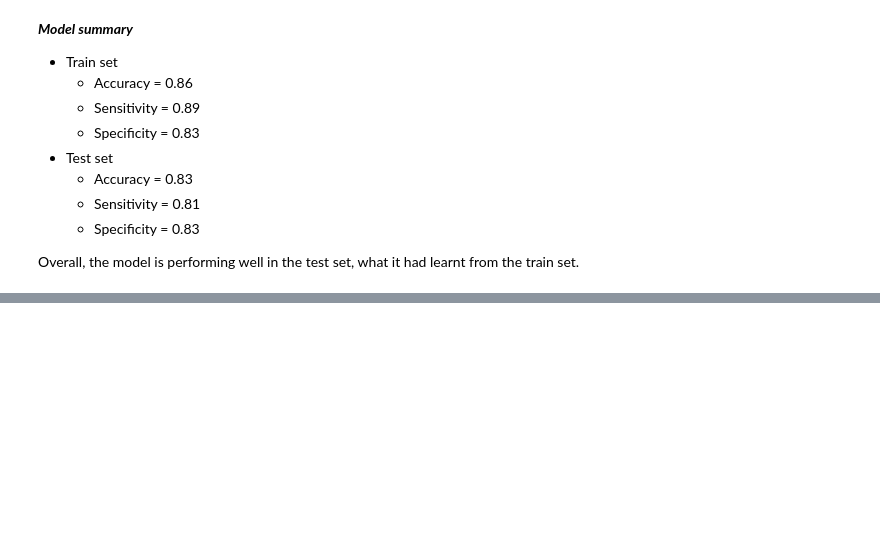
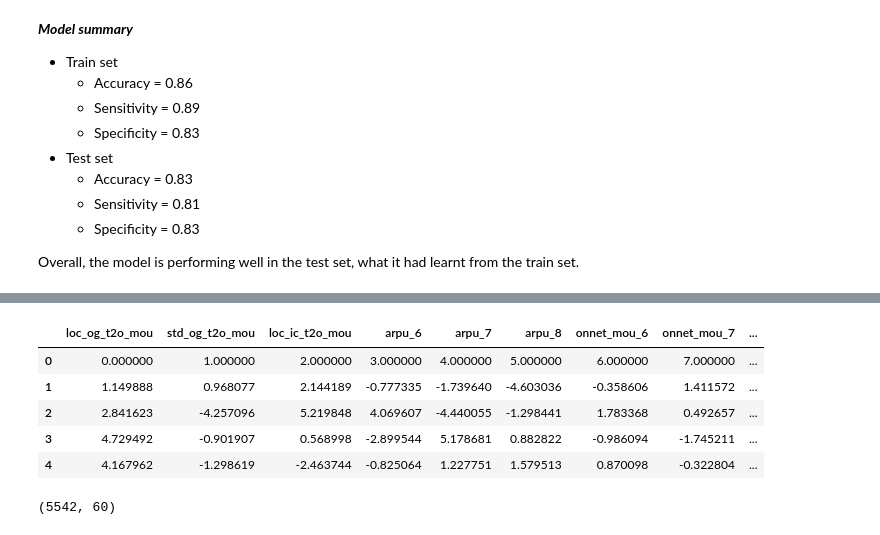
Before and after one commit to Dipanjan2088/Btech_final_year, a Jupyter notebook: sem7/telecom_churn_case_study(with_log_reg)sem7.ipynb, the cells around one changed output, grey strips where cells are left out. Saved outputs shown, nothing was run; the diff lists cells and outputs as text; code cells hidden in the pictures; blank space fills up the shorter version.

```diff
--- a/sem7/telecom_churn_case_study(with_log_reg)sem7.ipynb
+++ b/sem7/telecom_churn_case_study(with_log_reg)sem7.ipynb
@@ -1032,0 +1050,6 @@ Overall, the model is performing well in the test set, what it had learnt from t
+# %%
+df=pd.DataFrame(pca.components_.T, index=X_train.columns)
+# %%
+df1=df.head(60)
+# %%
+mm=df1.index
@@ -1033 +1062,16 @@ Overall, the model is performing well in the test set, what it had learnt from t
+# %%
+df=pd.read_csv('file2.csv',header=None,names=mm)
+# %%
+df.head()
+# %% [output]
+|  | loc_og_t2o_mou | std_og_t2o_mou | loc_ic_t2o_mou | arpu_6 | arpu_7 | arpu_8 | onnet_mou_6 | onnet_mou_7 | ... |
+| 0 | 0.000000 | 1.000000 | 2.000000 | 3.000000 | 4.000000 | 5.000000 | 6.000000 | 7.000000 | ... |
+| 1 | 1.149888 | 0.968077 | 2.144189 | -0.777335 | -1.739640 | -4.603036 | -0.358606 | 1.411572 | ... |
+| 2 | 2.841623 | -4.257096 | 5.219848 | 4.069607 | -4.440055 | -1.298441 | 1.783368 | 0.492657 | ... |
+| 3 | 4.729492 | -0.901907 | 0.568998 | -2.899544 | 5.178681 | 0.882822 | -0.986094 | -1.745211 | ... |
+| 4 | 4.167962 | -1.298619 | -2.463744 | -0.825064 | 1.227751 | 1.579513 | 0.870098 | -0.322804 | ... |
+# %%
+df.shape
+# %% [output]
+(5542, 60)
 # %%
```
Also changed, not shown: parts of 50 cells of this notebook.
